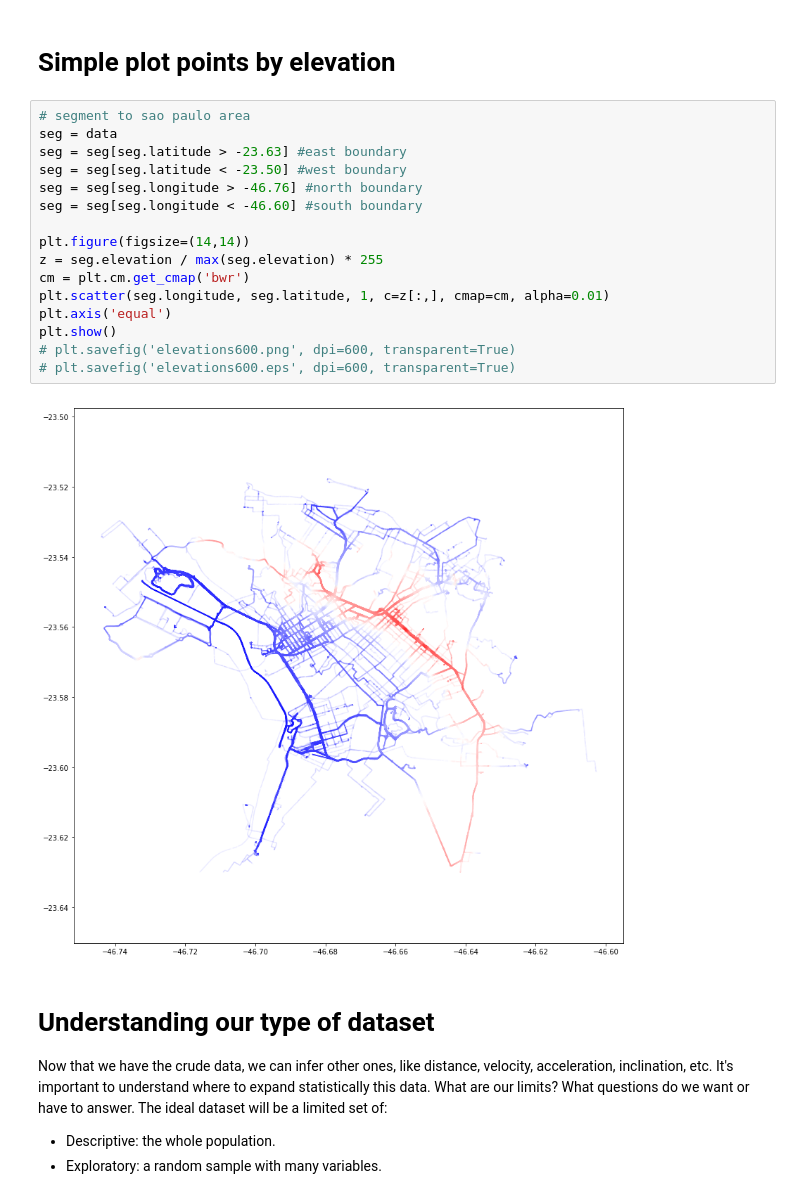
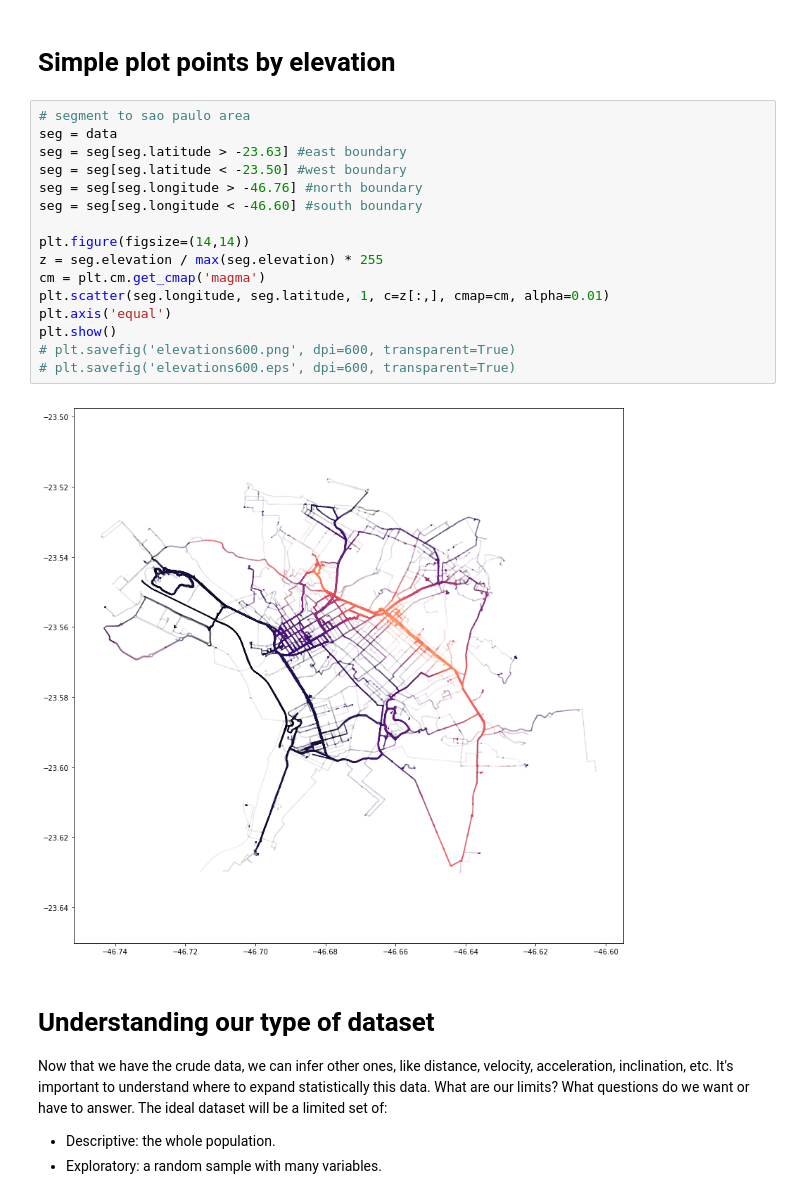
Before and after one commit to sztelzer/Bike-Riding-Analysis, a Jupyter notebook: Bike rides GPS data analysis.ipynb, the cells around one changed output. Saved outputs shown, nothing was run; the diff lists cells and outputs as text.

```diff
--- a/Bike rides GPS data analysis.ipynb
+++ b/Bike rides GPS data analysis.ipynb
@@ -141,21 +142,21 @@ print(data.head())
 # %%
 # segment to sao paulo area
 seg = data
 seg = seg[seg.latitude > -23.63] #east boundary
 seg = seg[seg.latitude < -23.50] #west boundary
 seg = seg[seg.longitude > -46.76] #north boundary
 seg = seg[seg.longitude < -46.60] #south boundary
 
 plt.figure(figsize=(14,14))
 z = seg.elevation / max(seg.elevation) * 255
-cm = plt.cm.get_cmap('bwr')
+cm = plt.cm.get_cmap('magma')
 plt.scatter(seg.longitude, seg.latitude, 1, c=z[:,], cmap=cm, alpha=0.01)
 plt.axis('equal')
 plt.show()
 # plt.savefig('elevations600.png', dpi=600, transparent=True)
 # plt.savefig('elevations600.eps', dpi=600, transparent=True)
 # %% [output]
-[figure, old version]
+[figure, new version]
 # %% [markdown]
 # Understanding our type of dataset
 Now that we have the crude data, we can infer other ones, like distance, velocity, acceleration, inclination, etc.
```
Also changed, not shown: parts of 13 cells of this notebook, 5 other files.
